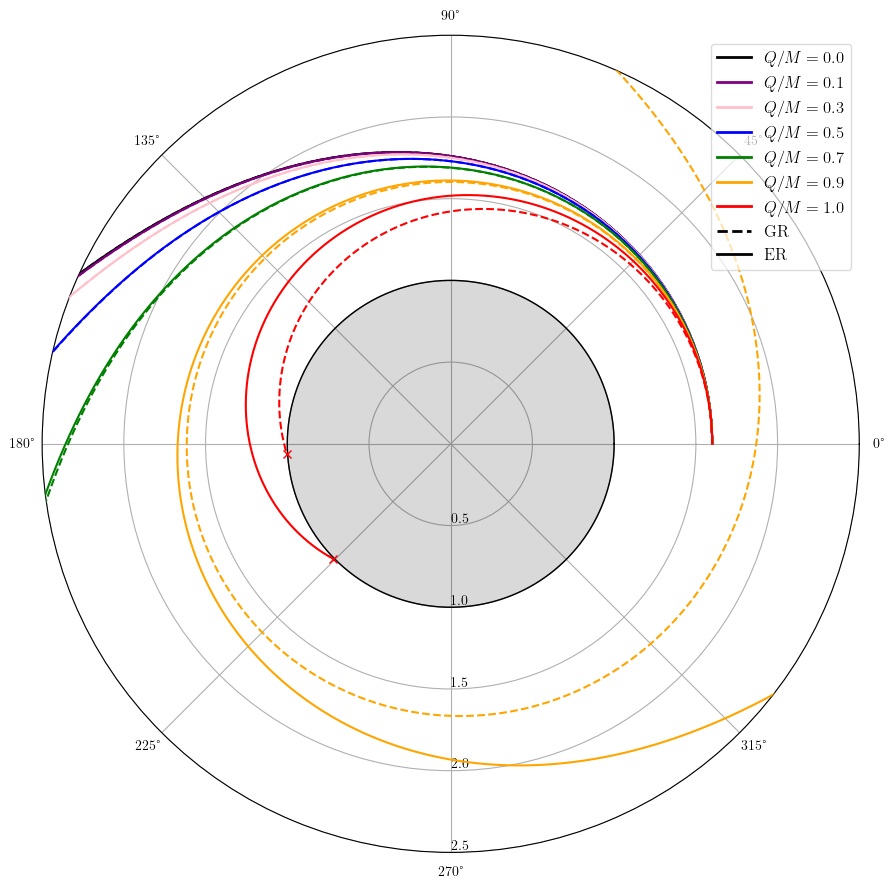
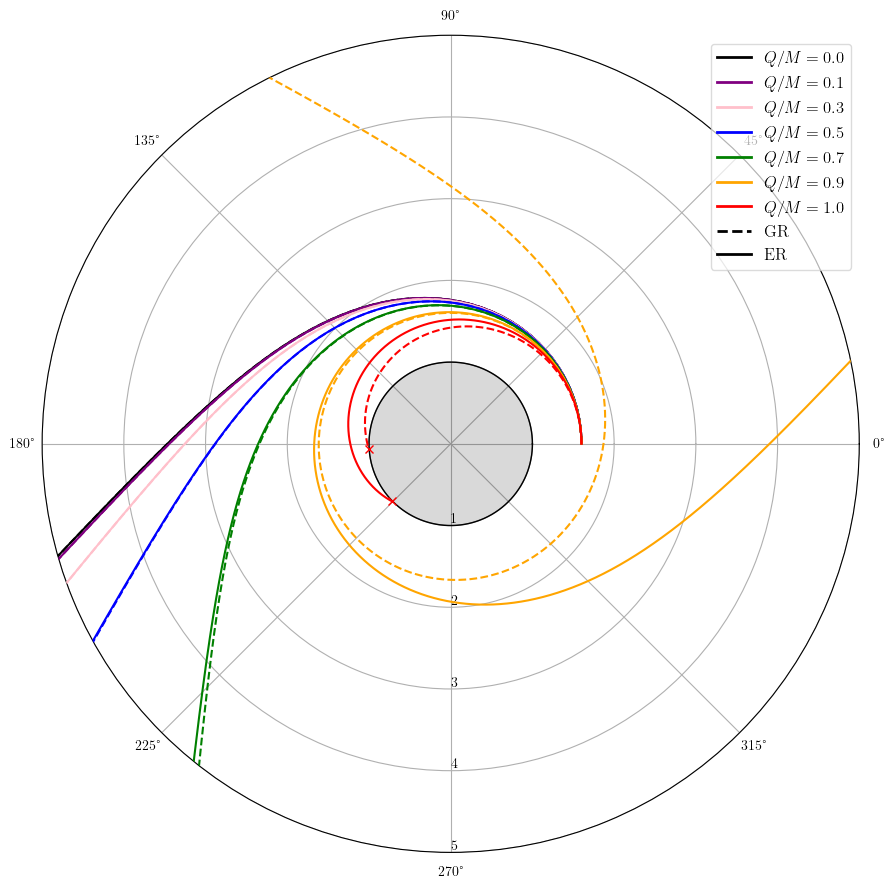
The change to this notebook cell's code, shown as a diff; its figure went from the first image to the second:
--- before
+++ after
@@ -108,5 +108,5 @@
 
 # Set radial limits to focus on the action near the photon sphere
-ax.set_rmax(2.5)
+ax.set_rmax(5)
 
 plt.tight_layout()

Commit: Update